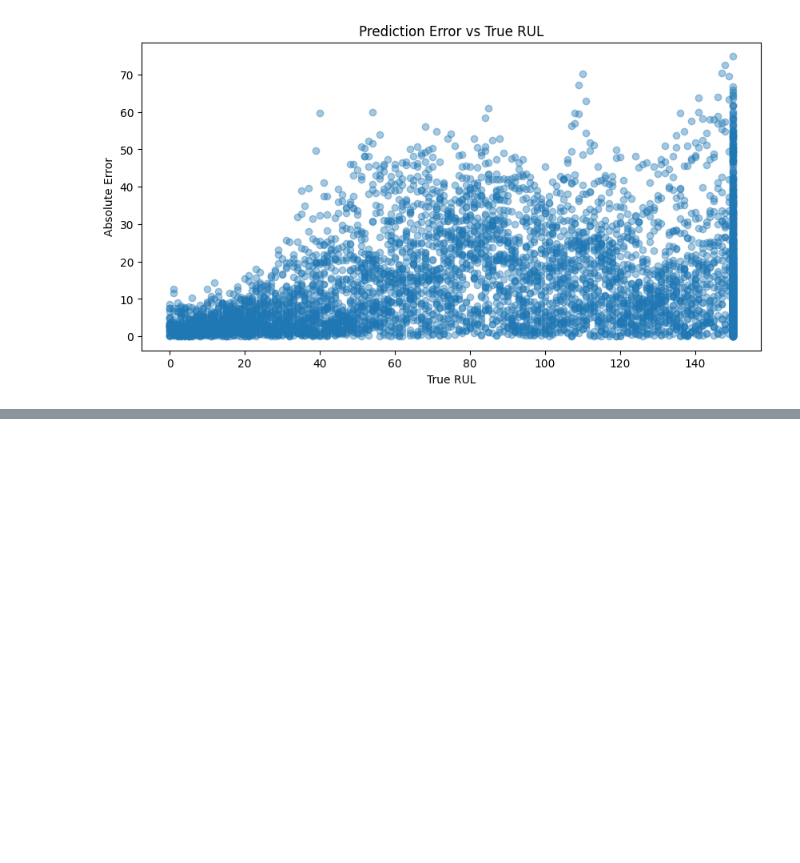
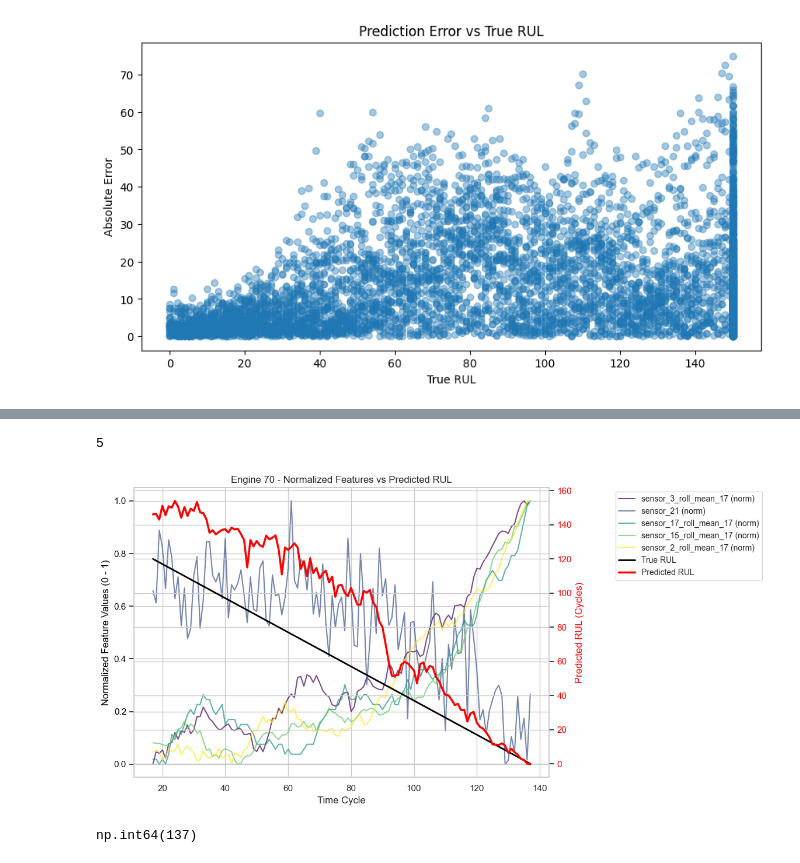
Before and after one commit to TobiSchl2010/predictive-maintenance-cmaps, a Jupyter notebook: notebooks/03_modeling.ipynb, the cells around one changed output, grey strips where cells are left out. Saved outputs shown, nothing was run; the diff lists cells and outputs as text; code cells hidden in the pictures; blank space fills up the shorter version.

```diff
--- a/notebooks/03_modeling.ipynb
+++ b/notebooks/03_modeling.ipynb
@@ -650,0 +735,16 @@ However, this behavior is acceptable in our setting, since the primary objective
+# %%
+# 1. Feature Importances als Dictionary holen (Beispiel mit 'gain')
+importance_dict = xgb_model.get_booster().get_score(importance_type='gain')
+
+# 2. In ein Pandas DataFrame umwandeln
+df_importance = pd.DataFrame(
+    list(importance_dict.items()),
+    columns=['Feature', 'Importance']
+)
+df_importance['Importance_Pct'] = (df_importance['Importance'] / df_importance['Importance'].sum()) * 100
+
+df_importance = df_importance.sort_values(by='Importance', ascending=False).reset_index(drop=True)
+
+pd.set_option('display.max_rows', 10)
+
+df_importance
@@ -650,0 +765,6 @@ However, this behavior is acceptable in our setting, since the primary objective
+# %%
+target_features = df_importance.iloc[0:5]['Feature'].to_list()
+# %%
+len(target_features)
+# %% [output]
+5
@@ -650,0 +830,9 @@ However, this behavior is acceptable in our setting, since the primary objective
+# %%
+plot_engine(70)
+# %% [output]
+[figure, added]
+# %%
+# maximum time cycles of engine 70
+df[df['engine_number'] == 70]['time_cycle'].max()
+# %% [output]
+np.int64(137)
```
Also changed, not shown: parts of 13 cells of this notebook, 4 other files.
